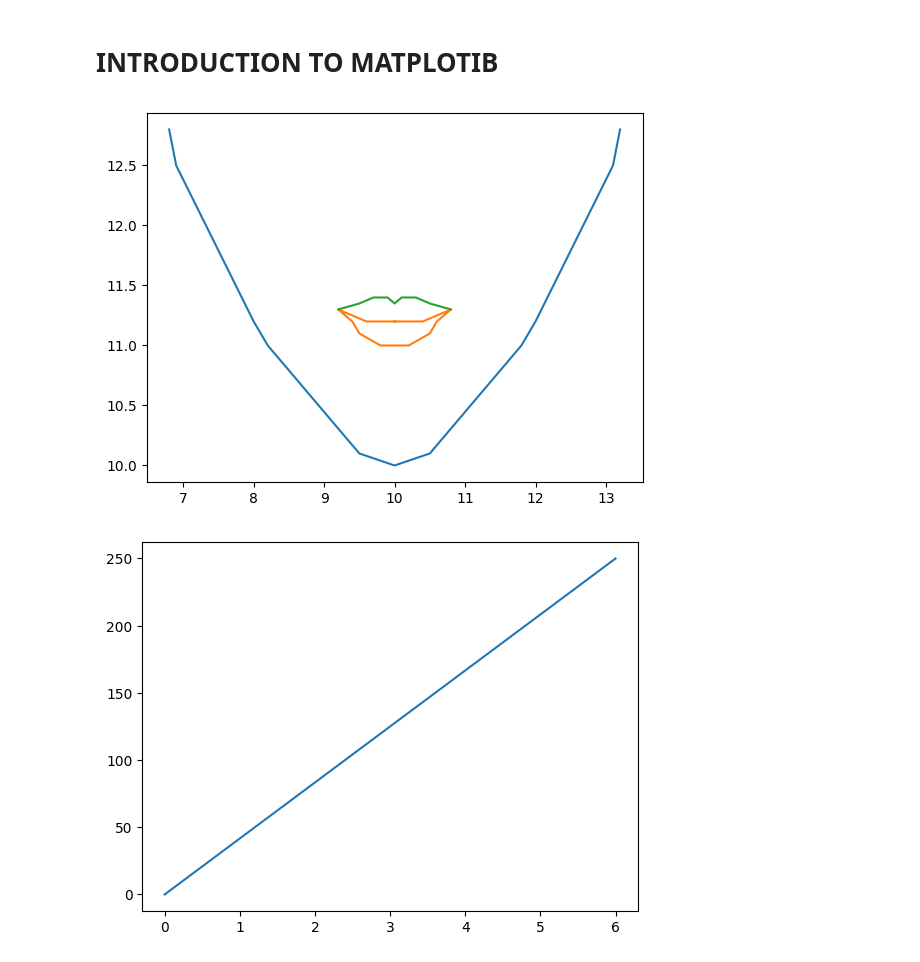
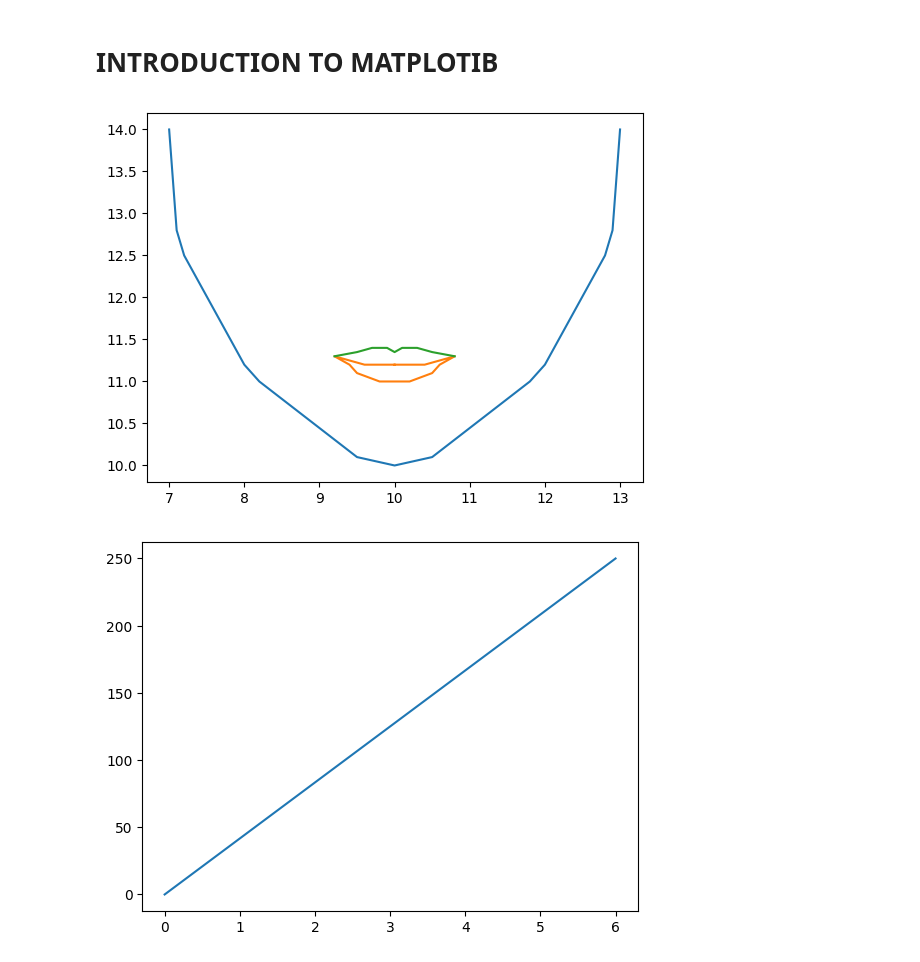
Before and after one commit to Esteban-Prince/VDA-CPE-031-CPE21S4, a Jupyter notebook: Lab_Matplotlib.ipynb, the cells around one changed output. Saved outputs shown, nothing was run; the diff lists cells and outputs as text; code cells hidden in the pictures.

```diff
--- a/Lab_Matplotlib.ipynb
+++ b/Lab_Matplotlib.ipynb
@@ -5,24 +5,24 @@
 # %%
 import matplotlib.pyplot as plt
 import numpy as np
 
-xpoints = np.array([6.8, 6.9, 8, 8.2, 9.5, 10, 10.5, 11.8, 12, 13.1, 13.2])
-ypoints = np.array([12.8, 12.5, 11.2, 11, 10.1, 10, 10.1, 11, 11.2, 12.5, 12.8])
+xpoints = np.array([7, 7.1, 7.2, 8, 8.2, 9.5, 10, 10.5, 11.8, 12, 12.8, 12.9, 13])
+ypoints = np.array([14, 12.8, 12.5, 11.2, 11, 10.1, 10, 10.1, 11, 11.2, 12.5, 12.8, 14])
 
 newxpoints = np.array([10,9.6,9.2,9.4, 9.5, 9.8, 10, 10.2, 10.5, 10.6,10.8,10.4,10])
 newypoints = np.array([11.2,11.2,11.3,11.2,11.1, 11, 11, 11, 11.1,11.2,11.3,11.2,11.2])
 
 newxpointss = np.array([9.2, 9.5, 9.7, 9.9, 10, 10.1, 10.3, 10.5, 10.8])
 newypointss = np.array([11.3, 11.35, 11.4, 11.4, 11.35, 11.4, 11.4, 11.35, 11.3])
 
 plt.plot(xpoints, ypoints)
 plt.plot(newxpoints, newypoints)
 plt.plot(newxpointss, newypointss)
 
 
 plt.show()
 # %% [output]
-[figure, old version]
+[figure, new version]
 # %%
 import matplotlib.pyplot as plt
 import numpy as np
```
Also changed, not shown: parts of 5 cells of this notebook.
